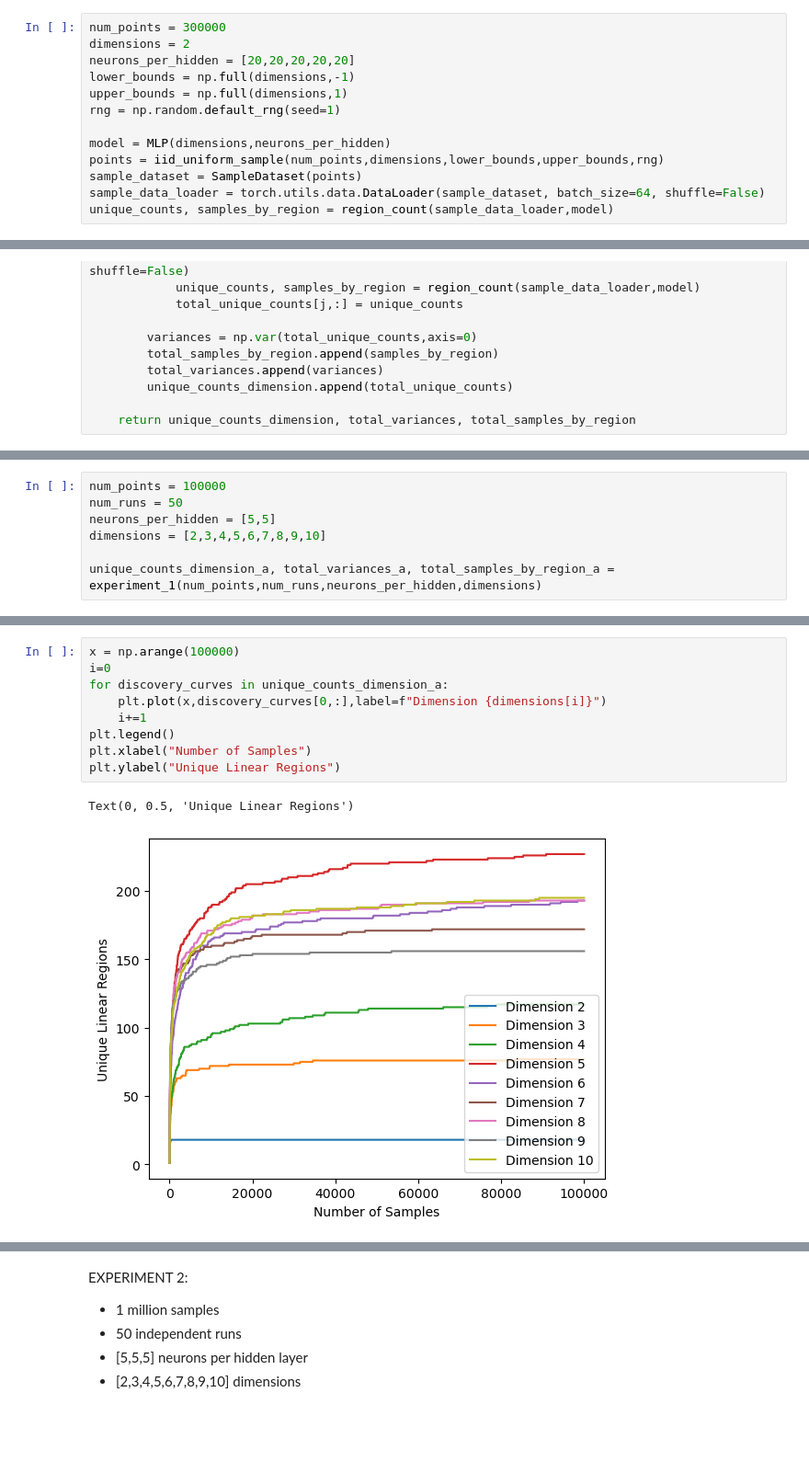
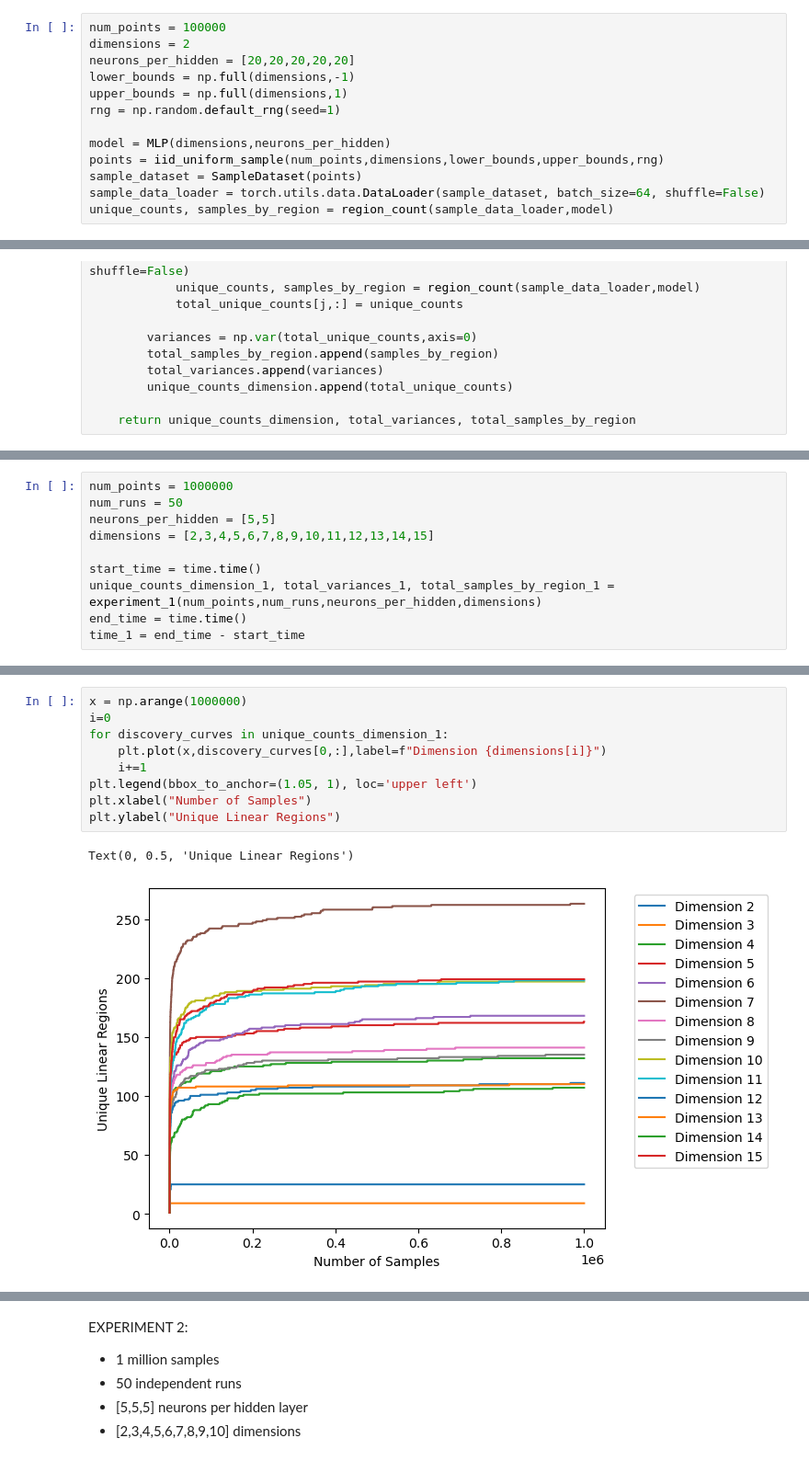
Before and after one commit to Gautam-Chauhan/MSc-Thesis, a Jupyter notebook: iid_uniform_code.ipynb, the cells around one changed output, grey strips where cells are left out. Shown at 92% size. Saved outputs shown, nothing was run; the diff lists cells and outputs as text; blank space fills up the shorter version.

Commit message:
Reran variance experiments using neural networks with random biases

```diff
--- a/iid_uniform_code.ipynb
+++ b/iid_uniform_code.ipynb
@@ -707,7 +707,7 @@ Text(0, 0.5, '$x_{2}$')
 # %% [markdown]
 Test run:
 # %%
-num_points = 300000
+num_points = 100000
 dimensions = 2
 neurons_per_hidden = [20,20,20,20,20]
 lower_bounds = np.full(dimensions,-1)
@@ -788,10 +786,13 @@ EXPERIMENT 1:
 - [5,5] neurons per hidden layer
 - [2,3,4,5,6,7,8,9,10] dimensions
 # %%
-num_points = 100000
+num_points = 1000000
 num_runs = 50
 neurons_per_hidden = [5,5]
-dimensions = [2,3,4,5,6,7,8,9,10]
+dimensions = [2,3,4,5,6,7,8,9,10,11,12,13,14,15]
 
-unique_counts_dimension_a, total_variances_a, total_samples_by_region_a = experiment_1(num_points,num_runs,neurons_per_hidden,dimensions)
+start_time = time.time()
+unique_counts_dimension_1, total_variances_1, total_samples_by_region_1 = experiment_1(num_points,num_runs,neurons_per_hidden,dimensions)
+end_time = time.time()
+time_1 = end_time - start_time
 # %%
@@ -805,13 +806,13 @@ Text(0, 0.5, 'Maximum Variance')
 # %%
-x = np.arange(100000)
+x = np.arange(1000000)
 i=0
-for discovery_curves in unique_counts_dimension_a:
+for discovery_curves in unique_counts_dimension_1:
     plt.plot(x,discovery_curves[0,:],label=f"Dimension {dimensions[i]}")
     i+=1
-plt.legend()
+plt.legend(bbox_to_anchor=(1.05, 1), loc='upper left')
 plt.xlabel("Number of Samples")
 plt.ylabel("Unique Linear Regions")
 # %% [output]
 Text(0, 0.5, 'Unique Linear Regions')
-[figure, old version]
+[figure, new version]
 # %%
```
Also changed, not shown: parts of 37 cells of this notebook.
